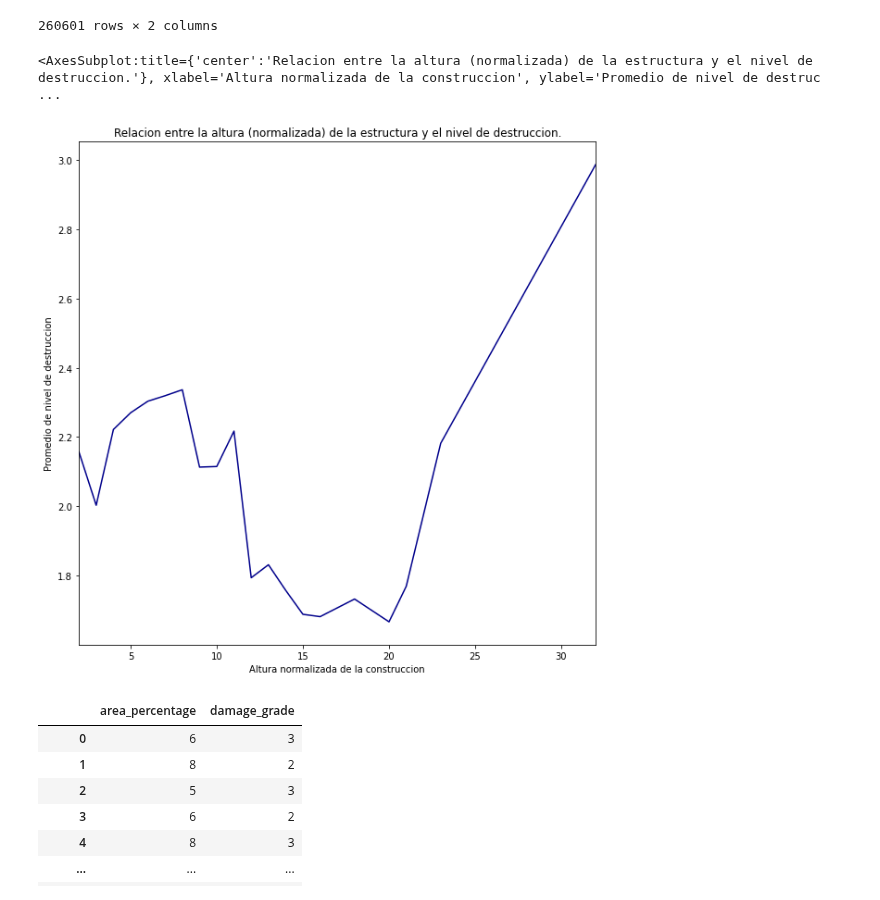
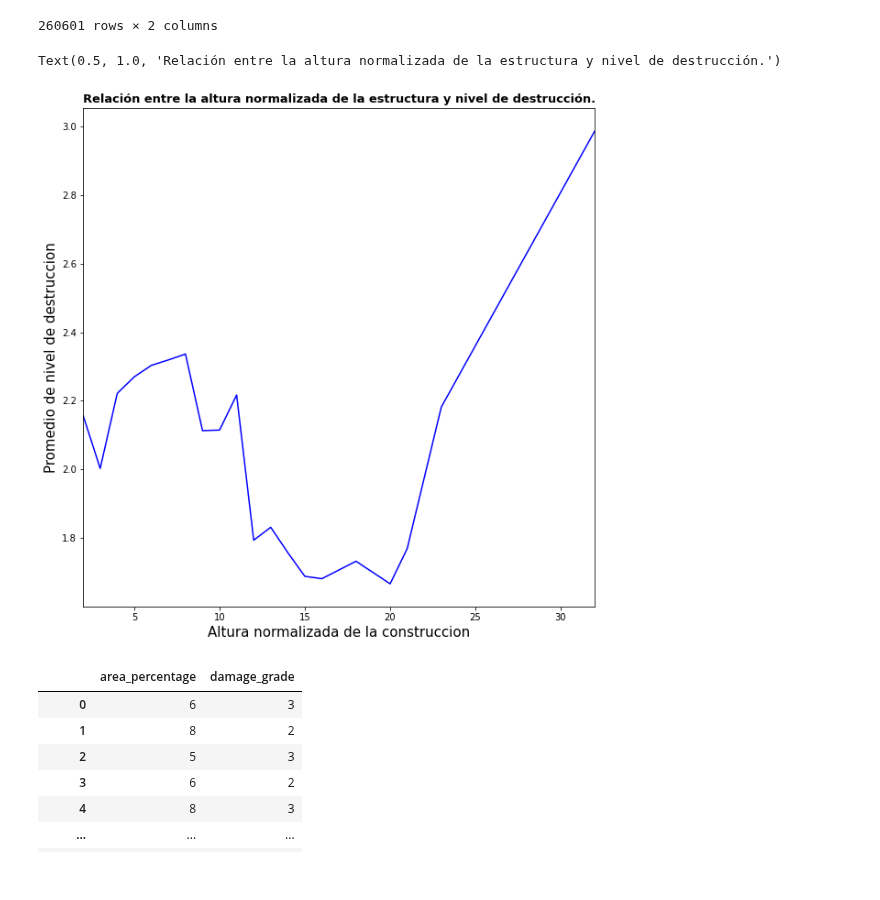
Before and after one commit to joaquinfontela/OrganizacionDeDatos-TP1, a Jupyter notebook: src/Continuous.ipynb, the cells around one changed output. Cells and saved outputs as stored; diff of their text form; code cells hidden in the pictures.

```diff
--- a/src/Continuous.ipynb
+++ b/src/Continuous.ipynb
@@ -89,19 +96,27 @@ height_damage
 | 260600 | 6 | 3 |
 260601 rows × 2 columns
 # %%
-height_damage['avg_damage_grade_for_height'] = height_damage.groupby('height_percentage')['damage_grade'].transform('mean')
-height_damage['more_than_10_buildings'] = height_damage.groupby('height_percentage')['damage_grade'].transform('count') > 10
+height_damage['avg_damage_grade_for_height'] = height_damage.groupby('height_percentage')['damage_grade']\
+                                                                                .transform('mean')
+height_damage['more_than_10_buildings'] = height_damage.groupby('height_percentage')['damage_grade']\
+                                                                                .transform('count') > 10
 height_damage = height_damage[height_damage["more_than_10_buildings"]]
-avg_dmg_per_height = height_damage[["height_percentage", "avg_damage_grade_for_height"]].groupby('height_percentage').agg({"avg_damage_grade_for_height": "max"})
+avg_dmg_per_height = height_damage[["height_percentage", "avg_damage_grade_for_height"]]\
+                                  .groupby('height_percentage')\
+                                  .agg({"avg_damage_grade_for_height": "max"})
 avg_dmg_per_height["avg_damage_grade_for_height"].plot(figsize = (10,10),\
-                                                title = "Relacion entre la altura (normalizada) de la estructura y el nivel de destruccion.",\
-                                                xlim = (2, 32),\
-                                                color = "darkblue",\
-                                                xlabel = "Altura normalizada de la construccion",\
-                                                ylabel = "Promedio de nivel de destruccion")
+            title = "Relacion entre la altura (normalizada) de la estructura y el nivel de destruccion.",\
+            xlim = (2, 32),\
+            color = "blue",\
+            xlabel = "Altura normalizada de la construccion",\
+            ylabel = "Promedio de nivel de destruccion")
+plt.xlabel("Altura normalizada de la construccion", fontsize=15)
+plt.ylabel("Promedio de nivel de destruccion", fontsize=15)
+plt.title('Relación entre la altura normalizada de la estructura y nivel de destrucción.',\
+          fontsize =13, fontweight = 'bold')
 # %% [output]
-<AxesSubplot:title={'center':'Relacion entre la altura (normalizada) de la estructura y el nivel de destruccion.'}, xlabel='Altura normalizada de la construccion', ylabel='Promedio de nivel de destruc ...
+Text(0.5, 1.0, 'Relación entre la altura normalizada de la estructura y nivel de destrucción.')
-[figure, old version]
+[figure, new version]
 # %%
 areas = values[["building_id", "area_percentage"]]
 area_damage = areas.merge(labels, left_on = "building_id", right_on = "building_id")
```
Also changed, not shown: parts of 13 cells of this notebook, 8 other files.
